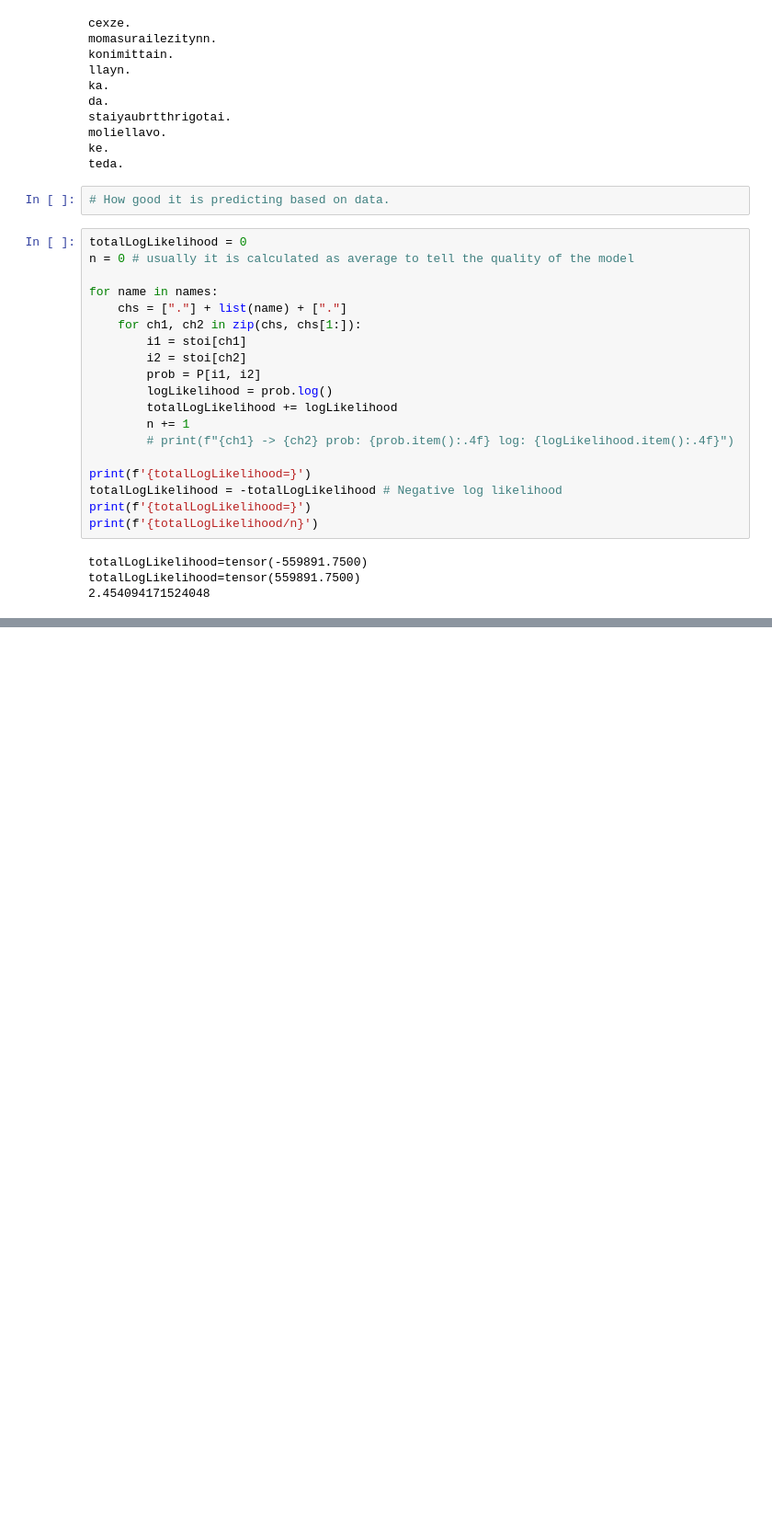
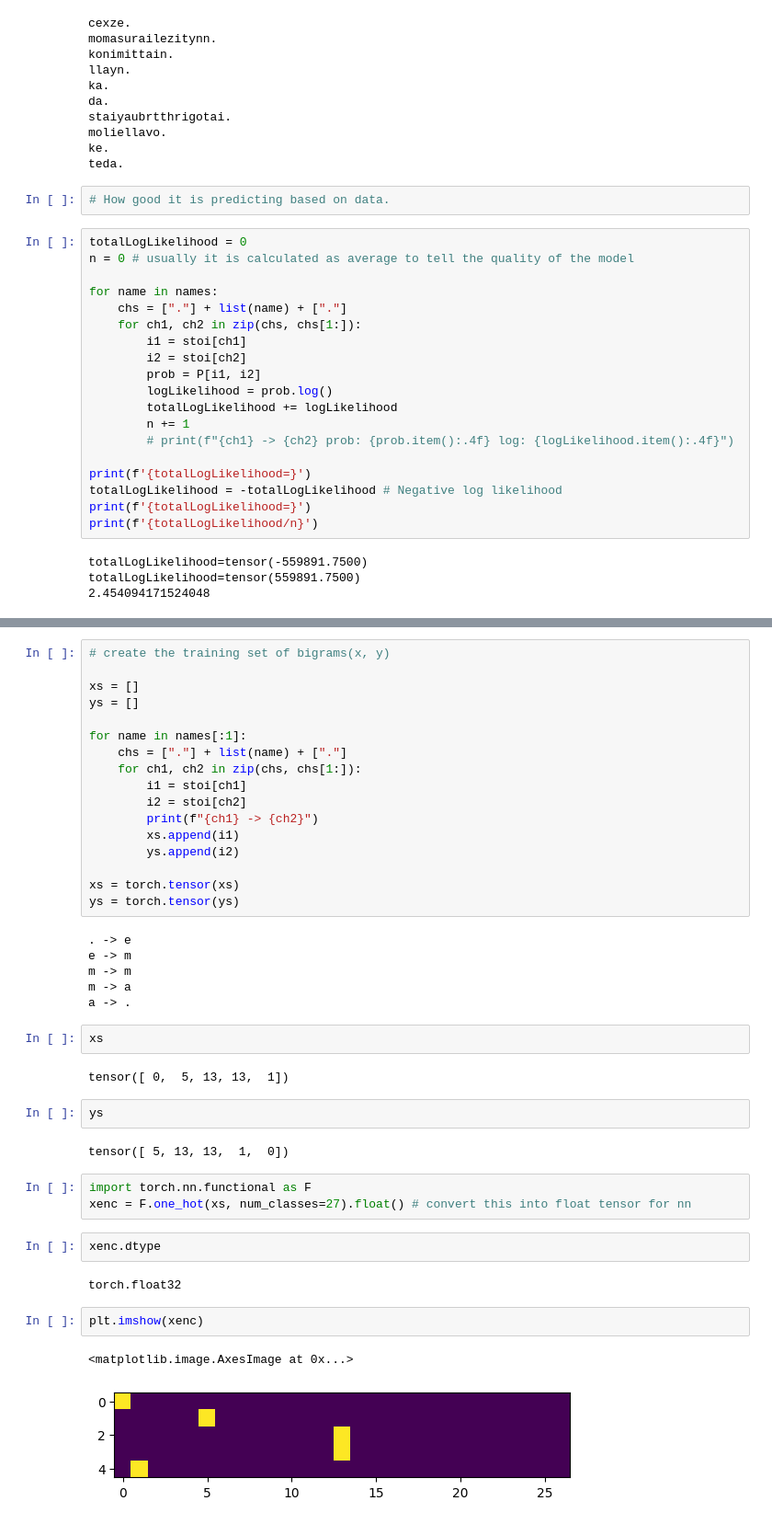
Before and after one commit to Charanvardhan/nnZeroToHero, a Jupyter notebook: MakeMore/makeMore.ipynb, the cells around one changed output, grey strips where cells are left out. Shown at 92% size. Saved outputs shown, nothing was run; the diff lists cells and outputs as text; blank space fills up the shorter version.

Commit message:
Grouped what i learnt Preprocessing and training the model

```diff
--- a/MakeMore/makeMore.ipynb
+++ b/MakeMore/makeMore.ipynb
@@ -189,0 +192,43 @@ totalLogLikelihood=tensor(559891.7500)
+# %%
+# create the training set of bigrams(x, y)
+
+xs = []
+ys = []
+
+for name in names[:1]:
+    chs = ["."] + list(name) + ["."]
+    for ch1, ch2 in zip(chs, chs[1:]):
+        i1 = stoi[ch1]
+        i2 = stoi[ch2]
+        print(f"{ch1} -> {ch2}")
+        xs.append(i1)
+        ys.append(i2)
+
+xs = torch.tensor(xs)
+ys = torch.tensor(ys)
+# %% [output]
+. -> e
+e -> m
+m -> m
+m -> a
+a -> .
+# %%
+xs
+# %% [output]
+tensor([ 0,  5, 13, 13,  1])
+# %%
+ys
+# %% [output]
+tensor([ 5, 13, 13,  1,  0])
+# %%
+import torch.nn.functional as F
+xenc = F.one_hot(xs, num_classes=27).float() # convert this into float tensor for nn
+# %%
+xenc.dtype
+# %% [output]
+torch.float32
+# %%
+plt.imshow(xenc)
+# %% [output]
+<matplotlib.image.AxesImage at 0x...>
+[figure, added]
```
Also changed, not shown: parts of 31 cells of this notebook.
